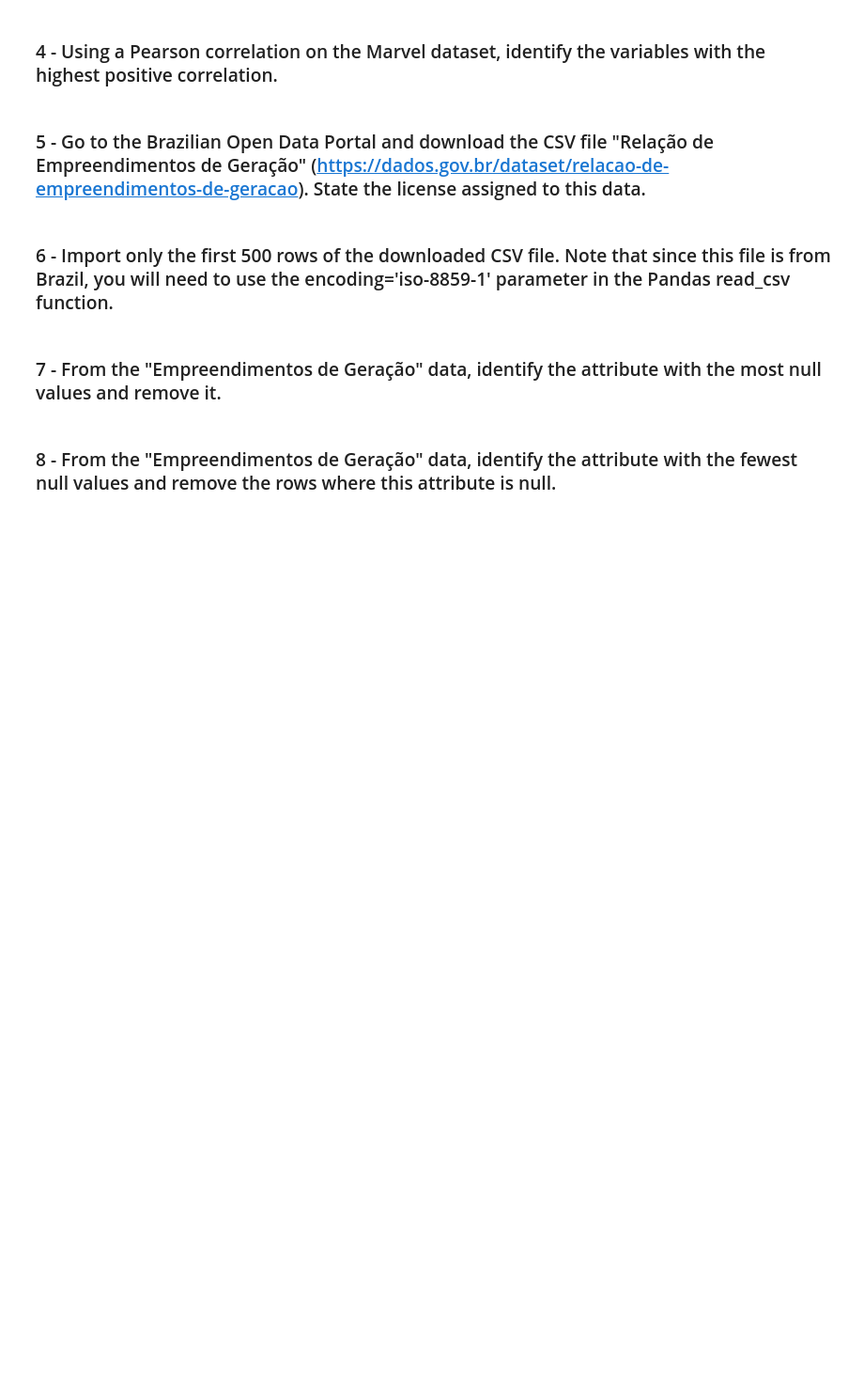
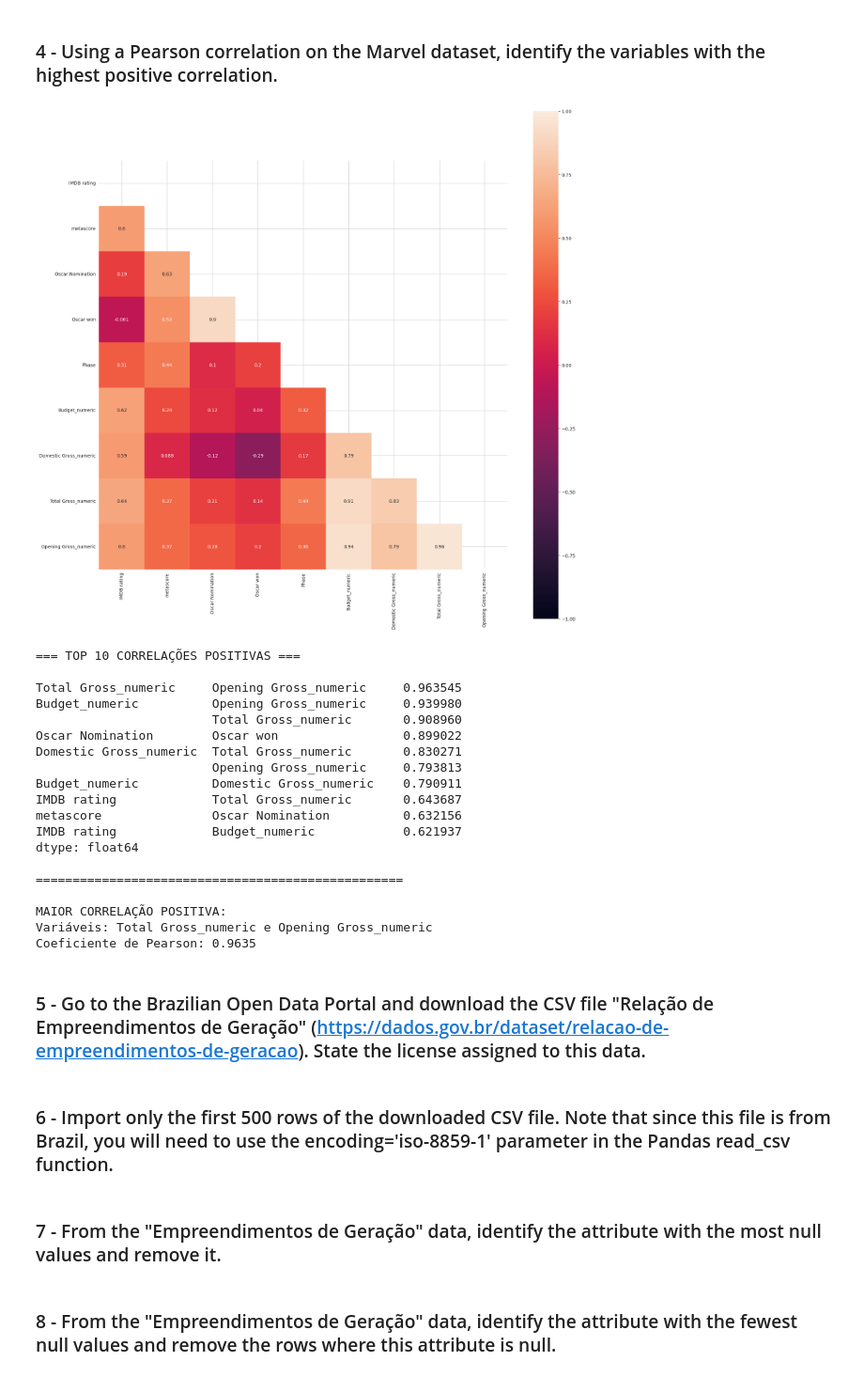
Before and after one commit to tomdkt/intro-to-data-science, a Jupyter notebook: src/week4/03-exercise.ipynb, the cells around one changed output. Shown: that part at 94% size. Cells and saved outputs as stored; diff of their text form; code cells hidden in the pictures; blank space fills up the shorter version.

```diff
--- a/src/week4/03-exercise.ipynb
+++ b/src/week4/03-exercise.ipynb
@@ -5,2 +139,22 @@
 # %% [markdown]
 ### 3 - Using the ydata_profiling or Sweetviz library, find the most frequent budget value in the Marvel movies dataset and state the percentage of times this budget was used.
+# %%
+from ydata_profiling import ProfileReport
+
+profile = ProfileReport(df, title="MCU Dataset Profiling Report")
+profile.to_file("mcu_profiling_report.html")
+
+# Convert Budget to numeric values (remove $ and commas)
+# First ensure the column is string type, then clean and convert
+df['Budget_numeric'] = df['Budget'].astype(str).str.replace('$', '', regex=False).str.replace(',', '', regex=False)
+df['Budget_numeric'] = pd.to_numeric(df['Budget_numeric'], errors='coerce')
+
+# Find the most frequent budget value
+budget_value_counts = df['Budget'].value_counts()
+most_frequent_budget = budget_value_counts.index[0]
+most_frequent_count = budget_value_counts.iloc[0]
+percentage = (most_frequent_count / len(df)) * 100
+
+print(f"Most frequent budget value: {most_frequent_budget}")
+print(f"Occurrences: {most_frequent_count}")
+print(f"Percentage: {percentage:.2f}%")
@@ -7,2 +187,54 @@
 # %% [markdown]
 ### 4 - Using a Pearson correlation on the Marvel dataset, identify the variables with the highest positive correlation.
+# %%
+# Select only numeric columns for correlation analysis
+numeric_df = df.select_dtypes(include=[np.number])
+
+# Calculate correlation matrix
+correlation_matrix = numeric_df.corr()
+
+# Create upper triangle mask for correlation heatmap
+mask = np.triu(np.ones_like(correlation_matrix, dtype=bool))
+
+# Set matplotlib to use a standard font
+plt.rcParams['font.family'] = 'DejaVu Sans'
+sns.set_style("whitegrid")
+
+plt.figure(figsize=(20,20))
+sns.heatmap(correlation_matrix, mask=mask, square=True, annot=True, vmin=-1, vmax=1)
+plt.show()
+
+# Find the highest positive correlations (excluding diagonal)
+# Get upper triangle of correlation matrix (excluding diagonal)
+upper_triangle = correlation_matrix.where(np.triu(np.ones(correlation_matrix.shape), k=1).astype(bool))
+
+# Stack the matrix and sort by correlation value
+correlations = upper_triangle.stack().sort_values(ascending=False)
+
+print("\n=== TOP 10 CORRELAÇÕES POSITIVAS ===\n")
+print(correlations.head(10))
+print("\n" + "="*50)
+print(f"\nMAIOR CORRELAÇÃO POSITIVA:")
+print(f"Variáveis: {correlations.index[0][0]} e {correlations.index[0][1]}")
+print(f"Coeficiente de Pearson: {correlations.iloc[0]:.4f}")
+# %% [output]
+[figure, added]
+=== TOP 10 CORRELAÇÕES POSITIVAS ===
+
+Total Gross_numeric     Opening Gross_numeric     0.963545
+Budget_numeric          Opening Gross_numeric     0.939980
+                        Total Gross_numeric       0.908960
+Oscar Nomination        Oscar won                 0.899022
+Domestic Gross_numeric  Total Gross_numeric       0.830271
+                        Opening Gross_numeric     0.793813
+Budget_numeric          Domestic Gross_numeric    0.790911
+IMDB rating             Total Gross_numeric       0.643687
+metascore               Oscar Nomination          0.632156
+IMDB rating             Budget_numeric            0.621937
+dtype: float64
+
+==================================================
+
+MAIOR CORRELAÇÃO POSITIVA:
+Variáveis: Total Gross_numeric e Opening Gross_numeric
+Coeficiente de Pearson: 0.9635
```
Also changed, not shown: parts of 8 cells of this notebook, 3 other files.
